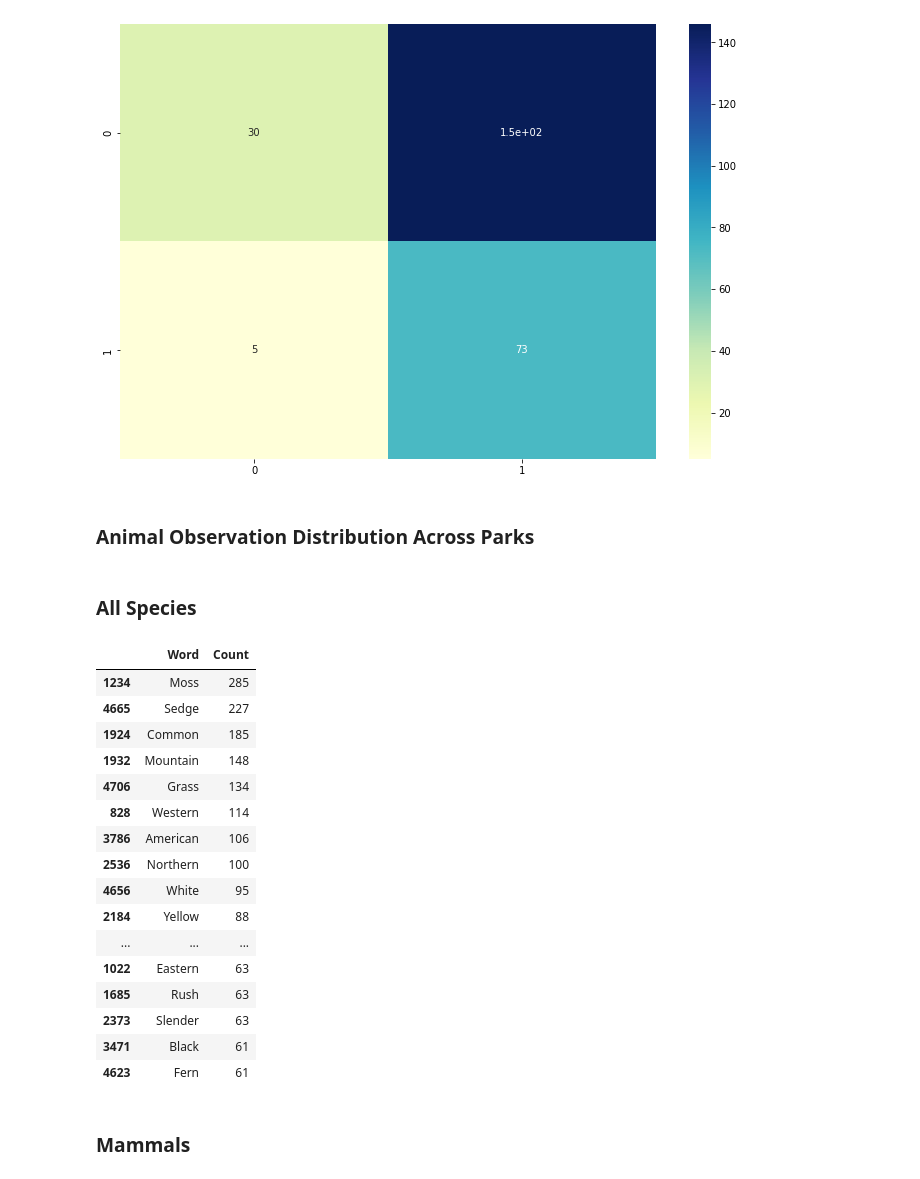
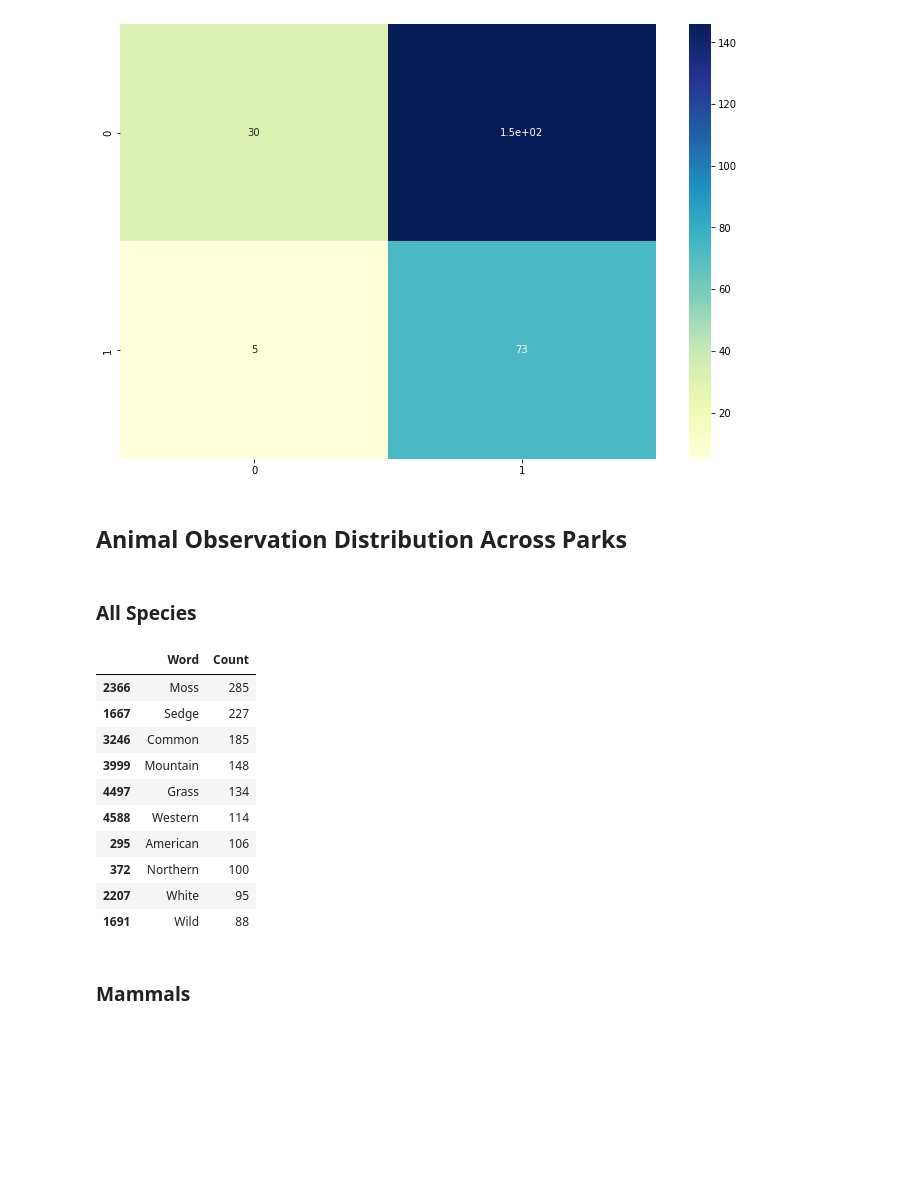
Before and after one commit to h-ostcode/Biodiversity-in-National-Parks, a Jupyter notebook: biodiversity.ipynb, the cells around one changed output. Cells and saved outputs as stored; diff of their text form; code cells hidden in the pictures; blank space fills up the shorter version.

```diff
--- a/biodiversity.ipynb
+++ b/biodiversity.ipynb
@@ -312,7 +312,7 @@ Protection Needed Mammal vs. Reptile
  p-value: 0.39, below the statistical significance standard of 0.5. This indicates a statistically significant relationship between the consvervation status of reptiles and mammals. Mammals have a muc ...
 [figure]
 # %% [markdown]
-### Animal Observation Distribution Across Parks
+## Animal Observation Distribution Across Parks
 # %%
 #Q4 What animal, if any, appears to be closest to facing exctinction at this time? What is it's distribution across parks?
 #Q5 Is there an animal that is more prevelant than others? Does this prevelance differ across parks?
@@ -351,30 +351,26 @@ def word_count(list):
 # %%
 #Remove punctuation from common_names column, then run through functions to prepare data for table
 animal_names = species.common_names.apply(remove_punctuations).str.split().tolist()
 animals_list = names_list(animal_names)
 
 #Create table of words and associated counts in descending order
-pd.DataFrame(set(word_count(animals_list)), columns =['Word', 'Count']).sort_values("Count", ascending = False).head(20)
+pd.DataFrame(set(word_count(animals_list)), columns =['Word', 'Count']).sort_values("Count", ascending = False).head(10)
 
-#Upon initial inspection of all names, the most frequently occuring words include descriptive words regarding species color, location, etc. Of the species within the top 20 most frequently occuring words, all are plant species. Will need to segment data further for more accurate analysis.
+#Upon initial inspection of all names, the most frequently occuring words include descriptive words regarding species color,
+#location, etc. Of the species within the top 20 most frequently occuring words, all are plant species.
+#Need to subset data for further analysis.
 # %% [output]
 |  | Word | Count |
-| 1234 | Moss | 285 |
-| 4665 | Sedge | 227 |
-| 1924 | Common | 185 |
-| 1932 | Mountain | 148 |
-| 4706 | Grass | 134 |
-| 828 | Western | 114 |
-| 3786 | American | 106 |
-| 2536 | Northern | 100 |
-| 4656 | White | 95 |
-| 2184 | Yellow | 88 |
-| ... | ... | ... |
-| 1022 | Eastern | 63 |
-| 1685 | Rush | 63 |
-| 2373 | Slender | 63 |
-| 3471 | Black | 61 |
-| 4623 | Fern | 61 |
+| 2366 | Moss | 285 |
+| 1667 | Sedge | 227 |
+| 3246 | Common | 185 |
+| 3999 | Mountain | 148 |
+| 4497 | Grass | 134 |
+| 4588 | Western | 114 |
+| 295 | American | 106 |
+| 372 | Northern | 100 |
+| 2207 | White | 95 |
+| 1691 | Wild | 88 |
 # %% [markdown]
 ### Mammals
 # %%
```
Also changed, not shown: parts of 11 cells of this notebook.
